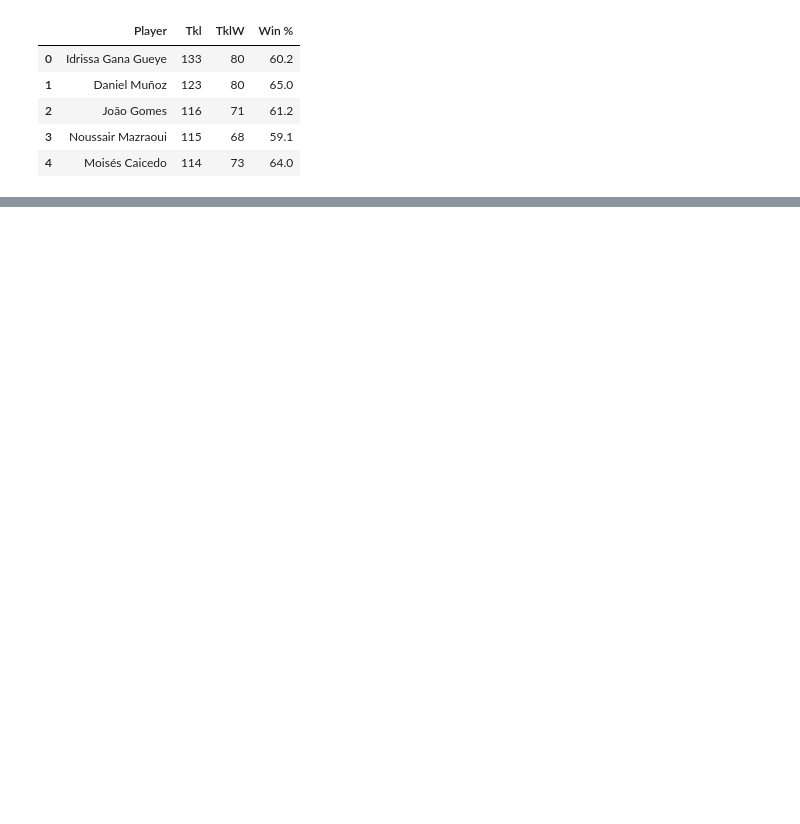
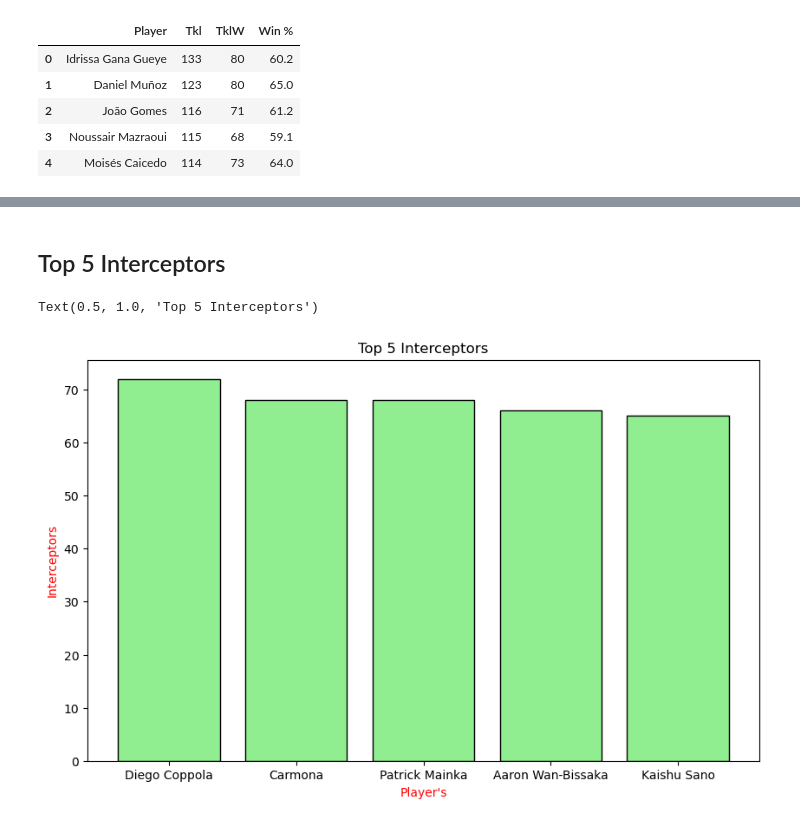
Before and after one commit to Hamza-rami/football-stats-analytics, a Jupyter notebook: project3.ipynb, the cells around one changed output, grey strips where cells are left out. Drawn from its saved outputs; the diff is of its cells as text; code cells hidden in the pictures; blank space fills up the shorter version.

```diff
--- a/project3.ipynb
+++ b/project3.ipynb
@@ -44,0 +67,12 @@ plt.show()
+# %% [markdown]
+## Top 5 Interceptors
+# %%
+top_inter = df[['Player', 'Int']].sort_values(by='Int', ascending=False).head(5).reset_index(drop=True)
+plt.figure(figsize=(10,6))
+plt.bar(top_inter['Player'], top_inter['Int'], color="lightgreen", edgecolor="black")
+plt.xlabel("Player's", color="red")
+plt.ylabel("Interceptors", color="red")
+plt.title("Top 5 Interceptors")
+# %% [output]
+Text(0.5, 1.0, 'Top 5 Interceptors')
+[figure, added]
```
Also changed, not shown: parts of 9 cells of this notebook, 2 other files.
